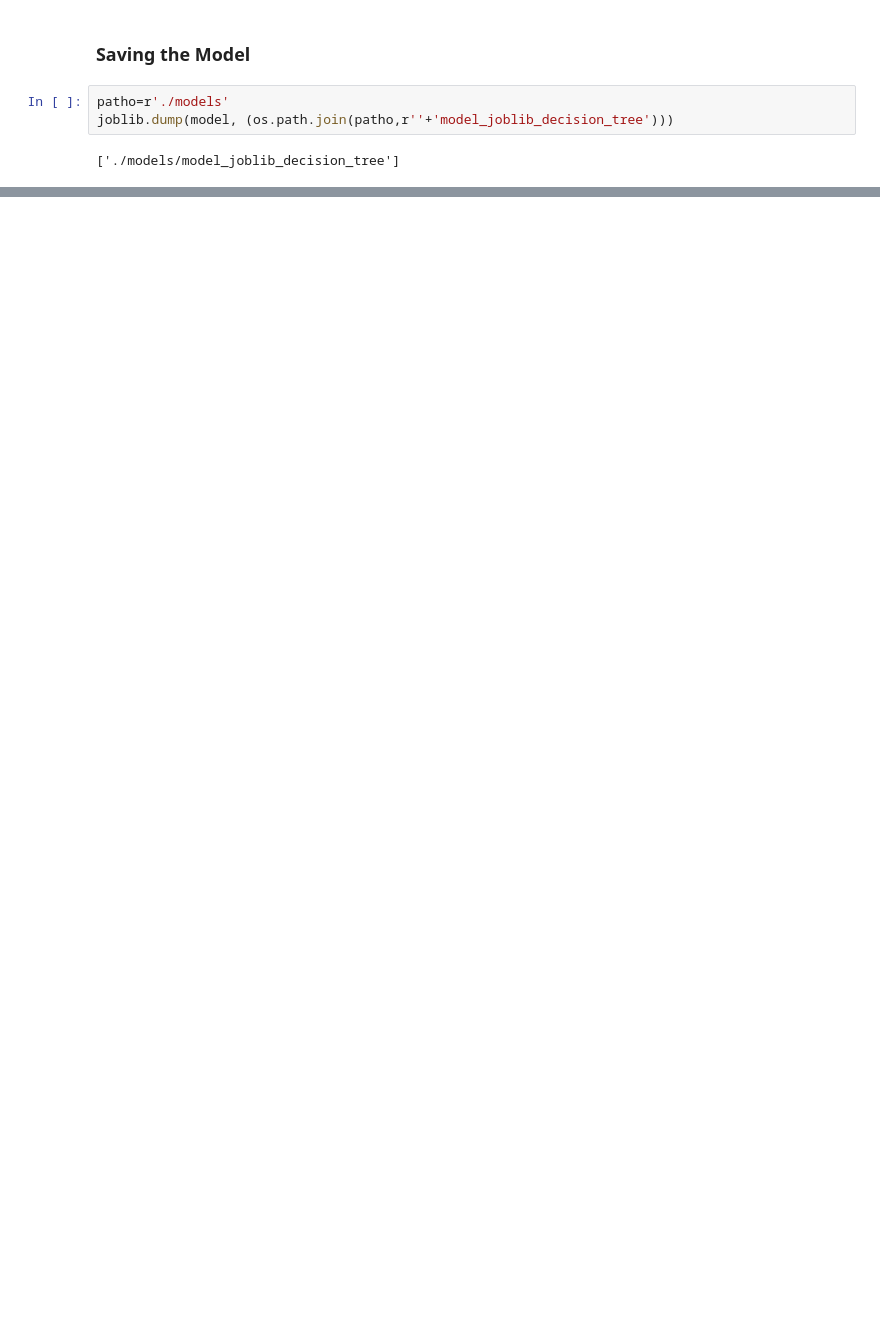
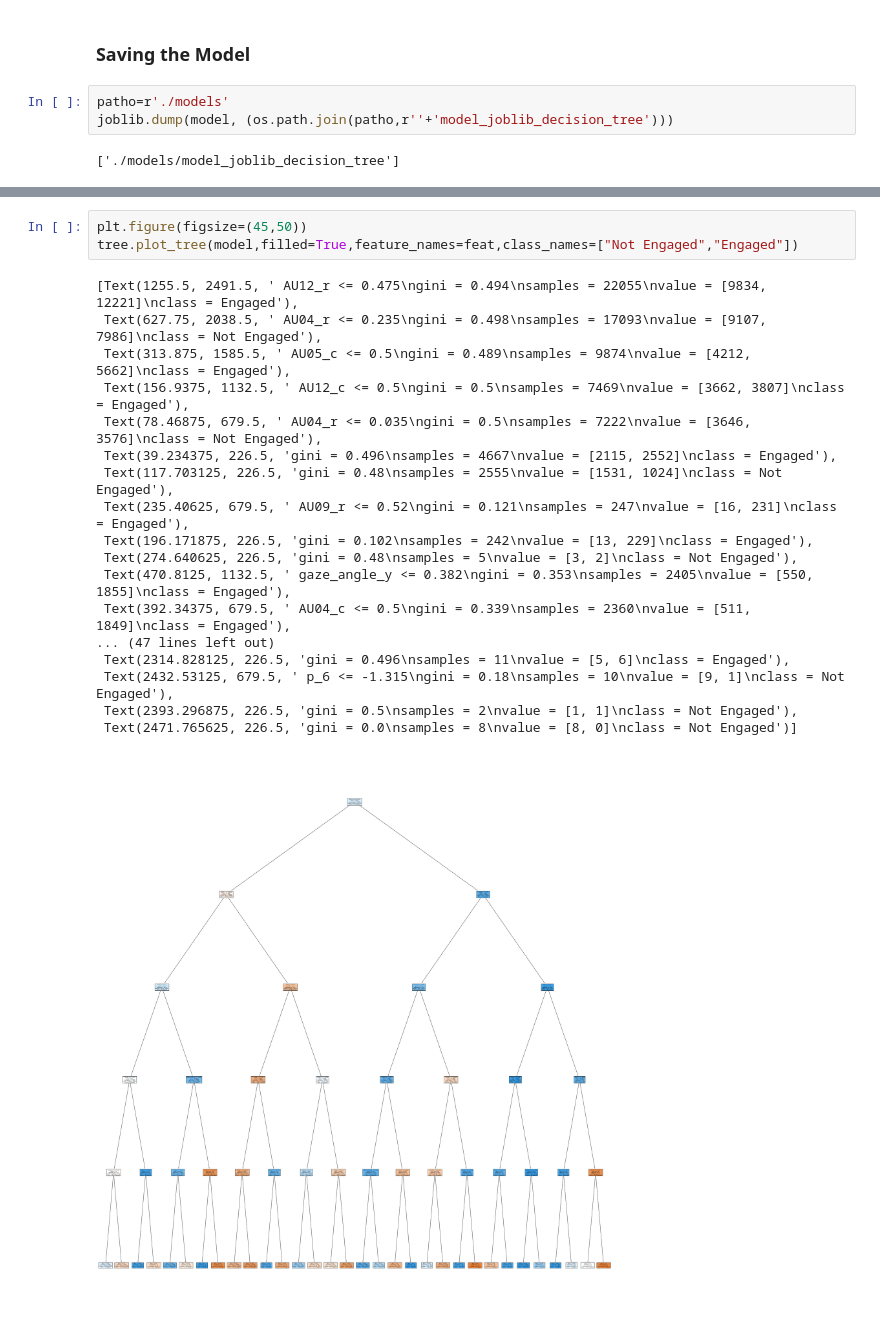
Before and after one commit to prashanth21S/EngagementClassification2021, a Jupyter notebook: Decision Tree Optimized.ipynb, the cells around one changed output, grey strips where cells are left out. Saved outputs shown, nothing was run; the diff lists cells and outputs as text; blank space fills up the shorter version.

```diff
--- a/Decision Tree Optimized.ipynb
+++ b/Decision Tree Optimized.ipynb
@@ -163,0 +243,22 @@ joblib.dump(model, (os.path.join(patho,r''+'model_joblib_decision_tree')))
+# %%
+plt.figure(figsize=(45,50))
+tree.plot_tree(model,filled=True,feature_names=feat,class_names=["Not Engaged","Engaged"])
+# %% [output]
+[Text(1255.5, 2491.5, ' AU12_r <= 0.475\ngini = 0.494\nsamples = 22055\nvalue = [9834, 12221]\nclass = Engaged'),
+ Text(627.75, 2038.5, ' AU04_r <= 0.235\ngini = 0.498\nsamples = 17093\nvalue = [9107, 7986]\nclass = Not Engaged'),
+ Text(313.875, 1585.5, ' AU05_c <= 0.5\ngini = 0.489\nsamples = 9874\nvalue = [4212, 5662]\nclass = Engaged'),
+ Text(156.9375, 1132.5, ' AU12_c <= 0.5\ngini = 0.5\nsamples = 7469\nvalue = [3662, 3807]\nclass = Engaged'),
+ Text(78.46875, 679.5, ' AU04_r <= 0.035\ngini = 0.5\nsamples = 7222\nvalue = [3646, 3576]\nclass = Not Engaged'),
+ Text(39.234375, 226.5, 'gini = 0.496\nsamples = 4667\nvalue = [2115, 2552]\nclass = Engaged'),
+ Text(117.703125, 226.5, 'gini = 0.48\nsamples = 2555\nvalue = [1531, 1024]\nclass = Not Engaged'),
+ Text(235.40625, 679.5, ' AU09_r <= 0.52\ngini = 0.121\nsamples = 247\nvalue = [16, 231]\nclass = Engaged'),
+ Text(196.171875, 226.5, 'gini = 0.102\nsamples = 242\nvalue = [13, 229]\nclass = Engaged'),
+ Text(274.640625, 226.5, 'gini = 0.48\nsamples = 5\nvalue = [3, 2]\nclass = Not Engaged'),
+ Text(470.8125, 1132.5, ' gaze_angle_y <= 0.382\ngini = 0.353\nsamples = 2405\nvalue = [550, 1855]\nclass = Engaged'),
+ Text(392.34375, 679.5, ' AU04_c <= 0.5\ngini = 0.339\nsamples = 2360\nvalue = [511, 1849]\nclass = Engaged'),
+... (47 lines left out)
+ Text(2314.828125, 226.5, 'gini = 0.496\nsamples = 11\nvalue = [5, 6]\nclass = Engaged'),
+ Text(2432.53125, 679.5, ' p_6 <= -1.315\ngini = 0.18\nsamples = 10\nvalue = [9, 1]\nclass = Not Engaged'),
+ Text(2393.296875, 226.5, 'gini = 0.5\nsamples = 2\nvalue = [1, 1]\nclass = Not Engaged'),
+ Text(2471.765625, 226.5, 'gini = 0.0\nsamples = 8\nvalue = [8, 0]\nclass = Not Engaged')]
+[figure, added]
```
Also changed, not shown: parts of 21 cells of this notebook, 9 other files.
